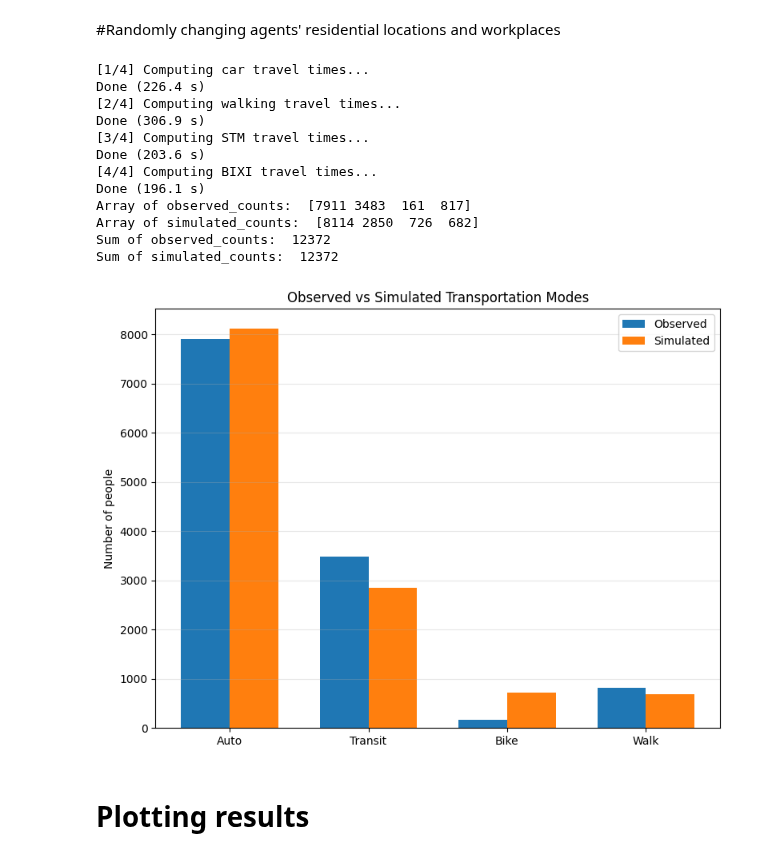
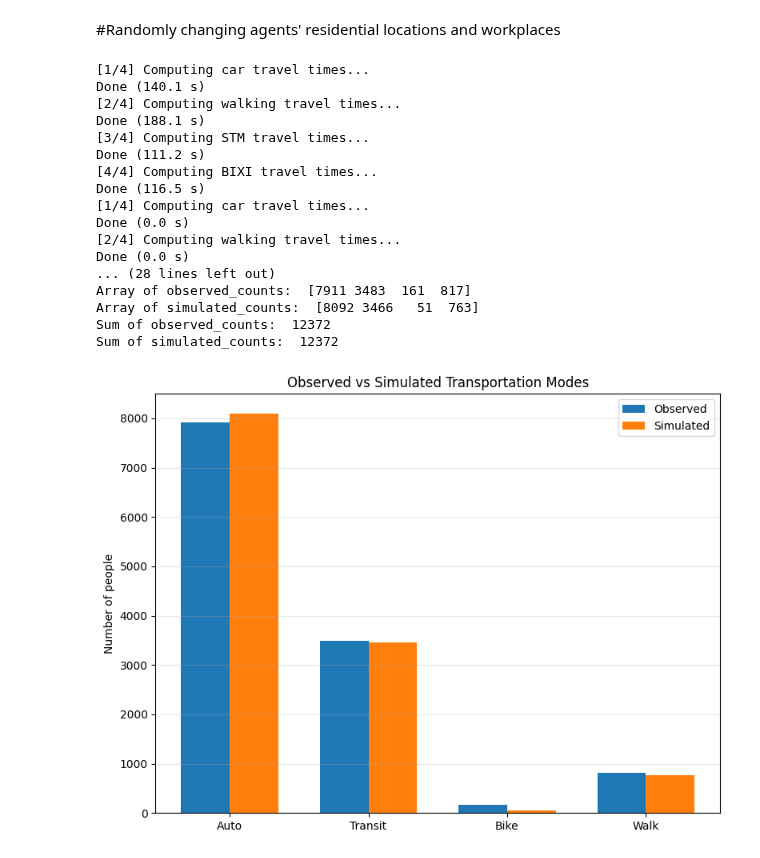
Before and after one commit to projet-virage/ActiveTransportation, a Jupyter notebook: ABM_ActiveTransportation_AllSocialVariables_HighestComplexity.ipynb, the cells around one changed output. Drawn from its saved outputs; the diff is of its cells as text; code cells hidden in the pictures.

Commit message:
This version includes all social variables and represents the most complex model. Besides, the scenario of home/workplaces changes was also evaluated

```diff
--- a/ABM_ActiveTransportation_AllSocialVariables_HighestComplexity.ipynb
+++ b/ABM_ActiveTransportation_AllSocialVariables_HighestComplexity.ipynb
@@ -1342,7 +1342,7 @@ Betas:
 # %% [markdown]
 #Randomly changing agents' residential locations and workplaces
 # %%
-Optimized_betas = np.load("/content/drive/MyDrive/Transportation_UrbanHealth/Betas.npy")
+Optimized_betas = np.load("/content/drive/MyDrive/Transportation_UrbanHealth/Betas_HighComplexity.npy")
 
 agents = Transport_model.agent_list
 sample_size = int(0.30 * len(agents)) # 30% of agents
@@ -1355,19 +1355,23 @@ for agent in tqdm(selected_agents, desc="Number of agents changing their workpla
   agent.res_id = new_res['res_id'].iloc[0]
   agent.assign_nodes()
 
-Transport_model.compute_all_travel_times(selected_agents)
+for step in range(5):
+  Transport_model.compute_all_travel_times(selected_agents)
 
-agent_df = Transport_model.datacollector.get_agent_vars_dataframe()
+  agent_df = Transport_model.datacollector.get_agent_vars_dataframe()
 
-agent_df["time_auto"] = agent_df["time_home_work_car"]
-agent_df["time_transit"] = agent_df["time_home_stm"] + agent_df["time_stm_stm"] + agent_df["time_stm_work"]
-agent_df["time_bike"] = agent_df["time_home_bixi"] + agent_df["time_bixi_bixi"] + agent_df["time_bixi_work"]
-agent_df["time_walk"] = agent_df["time_home_work_walk"]
+  agent_df["time_auto"] = agent_df["time_home_work_car"]
+  agent_df["time_transit"] = agent_df["time_home_stm"] + agent_df["time_stm_stm"] + agent_df["time_stm_work"]
+  agent_df["time_bike"] = agent_df["time_home_bixi"] + agent_df["time_bixi_bixi"] + agent_df["time_bixi_work"]
+  agent_df["time_walk"] = agent_df["time_home_work_walk"]
 
-all_times = np.concatenate([agent_df["time_auto"],agent_df["time_transit"],agent_df["time_bike"],agent_df["time_walk"]], axis = 0)
+  all_times = np.concatenate([agent_df["time_auto"],agent_df["time_transit"],agent_df["time_bike"],agent_df["time_walk"]], axis = 0)
 
-for agent in selected_agents:
-  agent.compute_mode_choice(Optimized_betas, agent_df, all_times)
+  for agent in selected_agents:
+    agent.compute_mode_choice(Optimized_betas, agent_df, all_times)
+
+  Transport_model.agents_interactions_effect()
+
 
 counts = {'auto':0, 'transit':0, 'bike':0, 'walk':0}
 
@@ -1404,38 +1408,41 @@ modes = ["Auto","Transit","Bike","Walk"]
 x = np.arange(len(modes))
 width = 0.35
 
 plt.figure(figsize=(8,6))
 
 plt.bar(x-width/2,observed_counts,width,label="Observed")
 
 plt.bar(x+width/2,simulated_counts,width,label="Simulated")
 
 plt.xticks(x,modes)
 
 plt.ylabel("Number of people")
 
 plt.title("Observed vs Simulated Transportation Modes")
 
 plt.grid(axis="y",alpha=0.3)
 
 plt.legend()
 
 plt.tight_layout()
 
 plt.show()
 # %% [output]
 [1/4] Computing car travel times...
-Done (226.4 s)
+Done (140.1 s)
 [2/4] Computing walking travel times...
-Done (306.9 s)
+Done (188.1 s)
 [3/4] Computing STM travel times...
-Done (203.6 s)
+Done (111.2 s)
 [4/4] Computing BIXI travel times...
-Done (196.1 s)
+Done (116.5 s)
+[1/4] Computing car travel times...
+Done (0.0 s)
+[2/4] Computing walking travel times...
+Done (0.0 s)
+... (28 lines left out)
 Array of observed_counts:  [7911 3483  161  817]
-Array of simulated_counts:  [8114 2850  726  682]
+Array of simulated_counts:  [8092 3466   51  763]
 Sum of observed_counts:  12372
 Sum of simulated_counts:  12372
-[figure, old version]
+[figure, new version]
-# %% [markdown]
-# Plotting results
```
Also changed, not shown: parts of 4 cells of this notebook.
